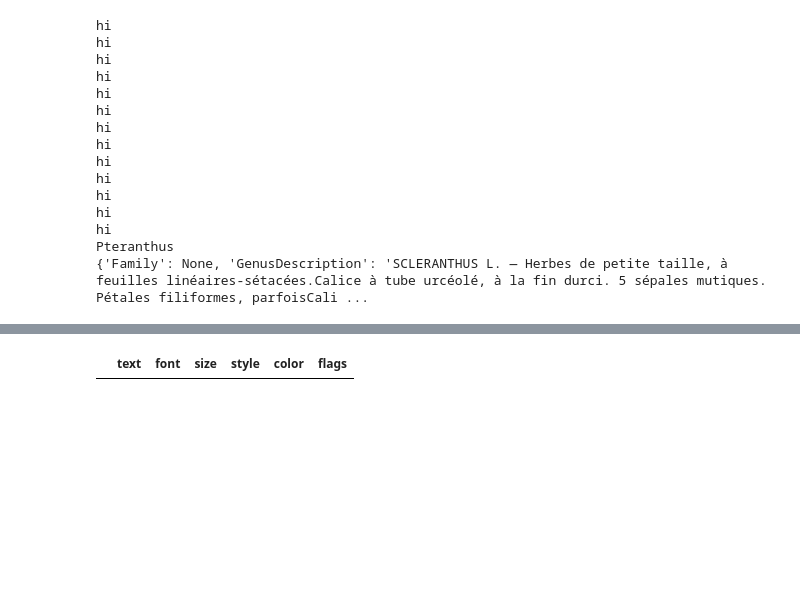
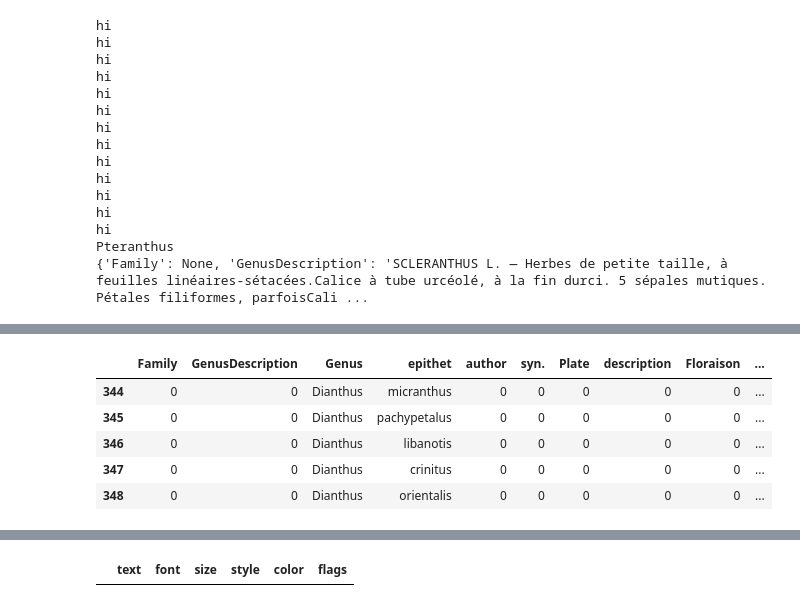
Before and after one commit to aculich/extract-flora, a Jupyter notebook: extract-flora-lucywan.ipynb, the cells around one changed output, grey strips where cells are left out. Saved outputs shown, nothing was run; the diff lists cells and outputs as text; code cells hidden in the pictures; blank space fills up the shorter version.

```diff
--- a/extract-flora-lucywan.ipynb
+++ b/extract-flora-lucywan.ipynb
@@ -421,0 +453,9 @@ IndexError: page not in document
+# %%
+frame.tail()
+# %% [output]
+|  | Family | GenusDescription | Genus | epithet | author | syn. | Plate | description | Floraison | ... |
+| 344 | 0 | 0 | Dianthus | micranthus | 0 | 0 | 0 | 0 | 0 | ... |
+| 345 | 0 | 0 | Dianthus | pachypetalus | 0 | 0 | 0 | 0 | 0 | ... |
+| 346 | 0 | 0 | Dianthus | libanotis | 0 | 0 | 0 | 0 | 0 | ... |
+| 347 | 0 | 0 | Dianthus | crinitus | 0 | 0 | 0 | 0 | 0 | ... |
+| 348 | 0 | 0 | Dianthus | orientalis | 0 | 0 | 0 | 0 | 0 | ... |
```
Also changed, not shown: parts of 14 cells of this notebook, 3 other files.
